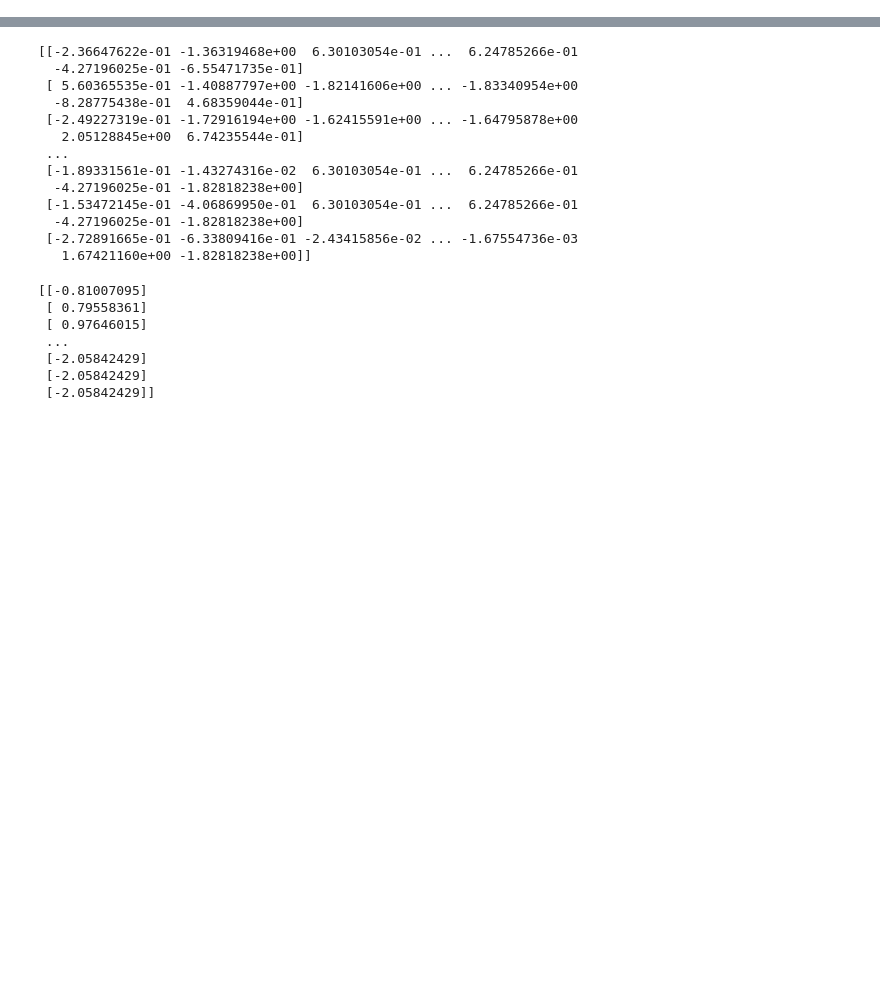
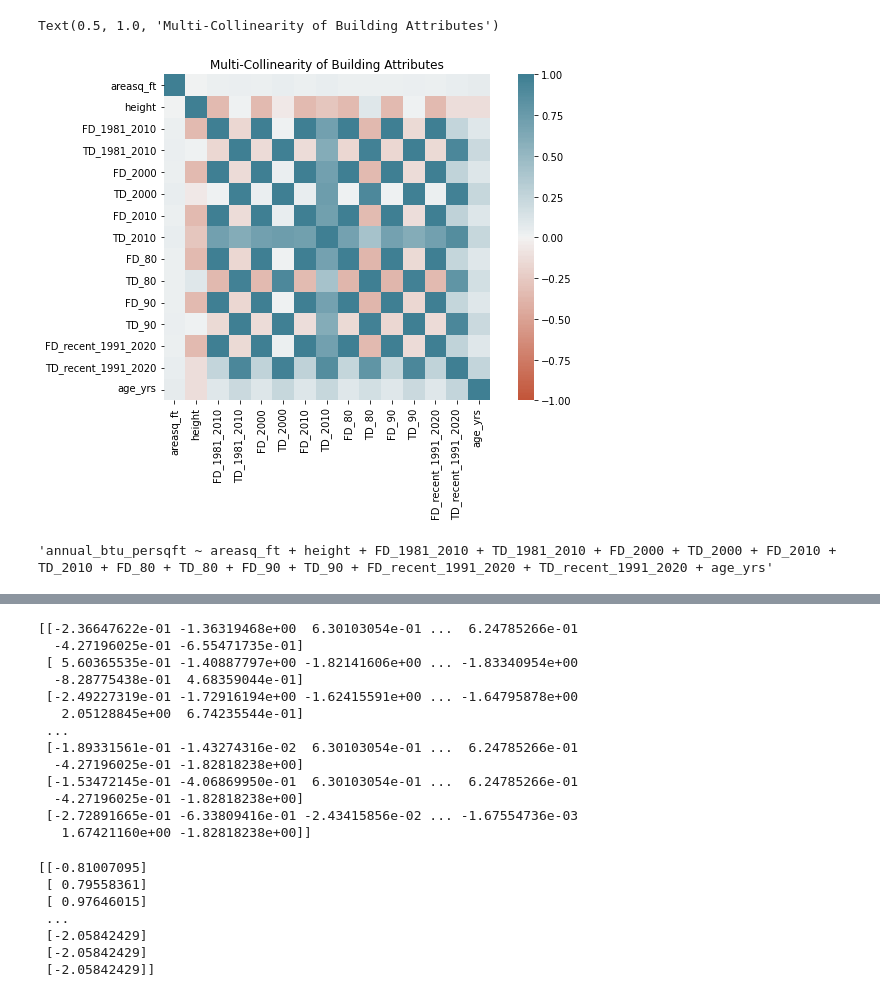
Before and after one commit to Heating-Loads/heating_loads, a Jupyter notebook: notebooks/004-Modelling.ipynb, the cells around one changed output, grey strips where cells are left out. Saved outputs shown, nothing was run; the diff lists cells and outputs as text; code cells hidden in the pictures; blank space fills up the shorter version.

```diff
--- a/notebooks/004-Modelling.ipynb
+++ b/notebooks/004-Modelling.ipynb
@@ -24,9 +32,21 @@ building_features_nonmissing = building_features.dropna()
 # %%
 # Create numpy arrays for scikit learn
 
-features_dropped = ['annual_btu/sqft', 'annual_btu', 'age', 'osm_id', 'zip_code', 'zip_group']
+features_dropped = ['annual_btu_persqft', 'annual_btu', 'age', 'osm_id', 'zip_code', 'zip_group']
 features_kept = building_features_nonmissing.drop(features_dropped, axis=1).columns
 
 X = np.array(building_features_nonmissing.drop(features_dropped, axis=1))
-y = np.array(building_features_nonmissing['annual_btu/sqft'])
+y = np.array(building_features_nonmissing['annual_btu_persqft'])
 y = y.reshape([y.shape[0],1])
+# %%
+# Checking correlation among variables
+
+fig, ax = plt.subplots(figsize=(10,6))
+
+sns.heatmap(building_features_nonmissing.drop(features_dropped, axis=1).corr(), vmin=-1, vmax=1, center=0,
+    cmap=sns.diverging_palette(20, 220, n=200), square = True)
+
+ax.set_title('Multi-Collinearity of Building Attributes')
+# %% [output]
+Text(0.5, 1.0, 'Multi-Collinearity of Building Attributes')
+[figure, added]
@@ -32,0 +55,9 @@ y = y.reshape([y.shape[0],1])
+# %%
+# Linear Regression
+
+formula = 'annual_btu_persqft ~ %s'%(" + ".join(building_features_nonmissing.drop(features_dropped, axis=1).columns.values))
+
+
+formula
+# %% [output]
+'annual_btu_persqft ~ areasq_ft + height + FD_1981_2010 + TD_1981_2010 + FD_2000 + TD_2000 + FD_2010 + TD_2010 + FD_80 + TD_80 + FD_90 + TD_90 + FD_recent_1991_2020 + TD_recent_1991_2020 + age_yrs'
```
Also changed, not shown: parts of 18 cells of this notebook, 2 other files.
